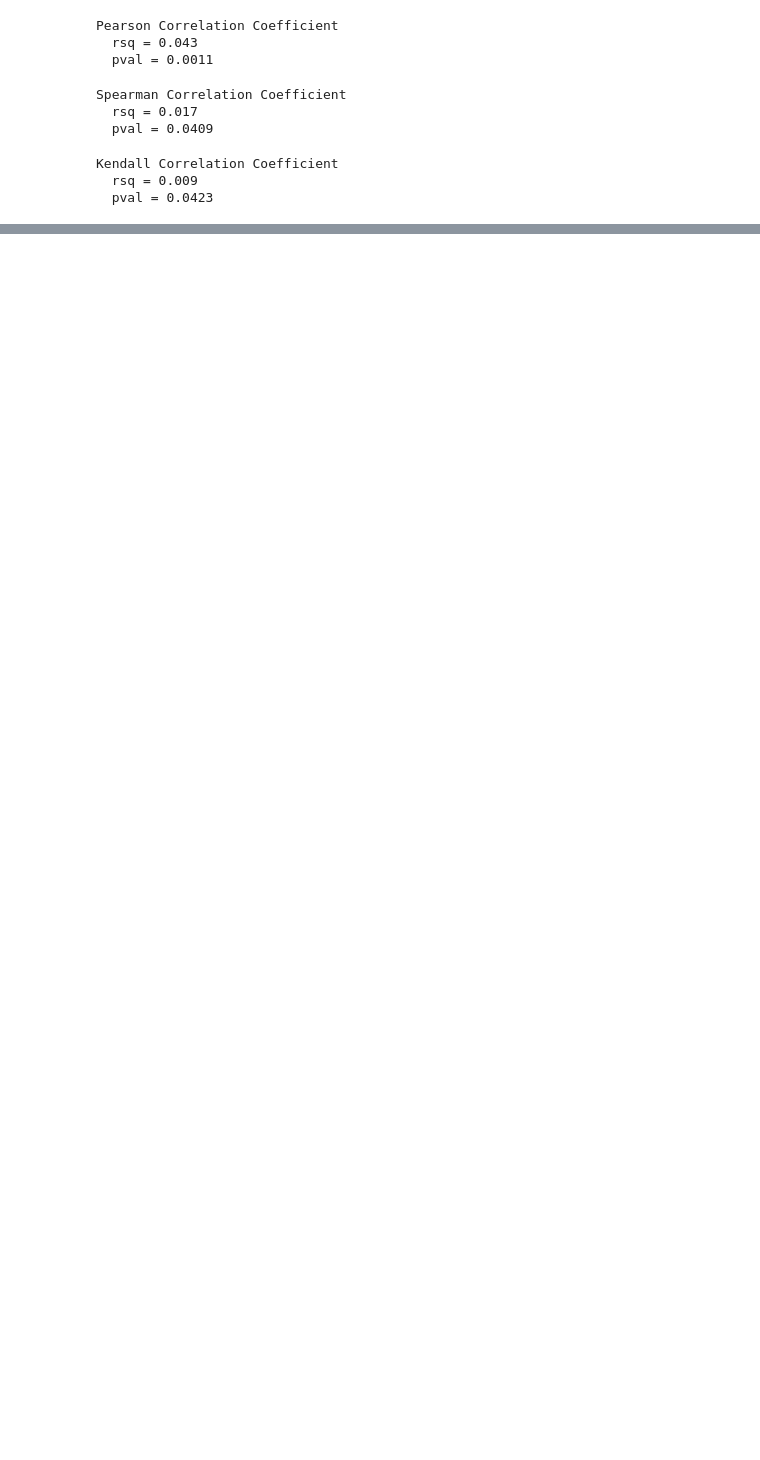
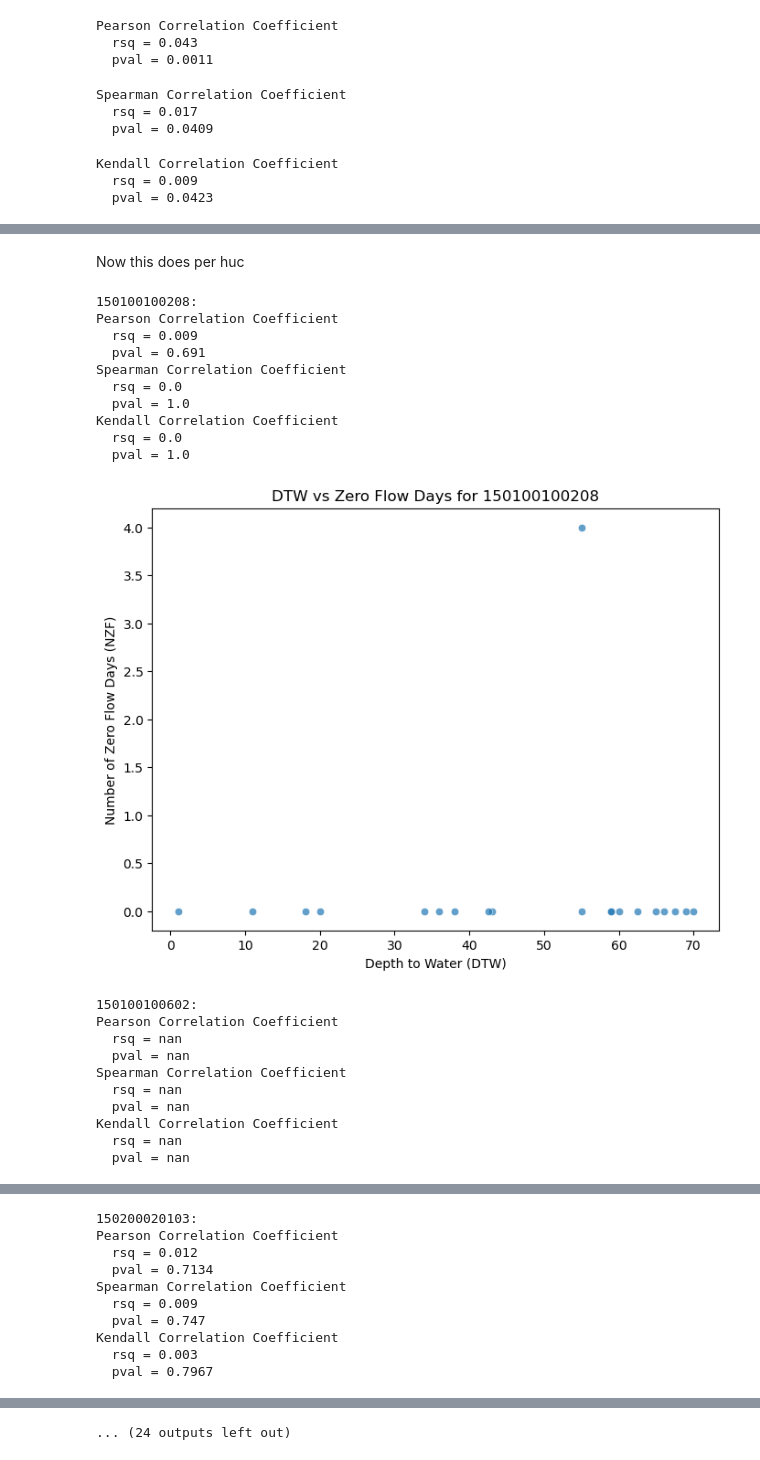
Before and after one commit to dtadych/Shallow_Groundwater_AZ, a Jupyter notebook: Code/FigureCreation/DTWZflow_Stat_analysis.ipynb, the cells around one changed output, grey strips where cells are left out. Drawn from its saved outputs; the diff is of its cells as text; code cells hidden in the pictures; blank space fills up the shorter version.

```diff
--- a/Code/FigureCreation/DTWZflow_Stat_analysis.ipynb
+++ b/Code/FigureCreation/DTWZflow_Stat_analysis.ipynb
@@ -275,12 +275,3 @@ print('  pval = ' + str(round(df1.corr(df2, method=kendall_pval), 4)))
 Kendall Correlation Coefficient
   rsq = 0.009
   pval = 0.0423
-# %%
-df1 = dtw_df.transpose()
-df2 = zero_flow_df.transpose()
-column_list = df1.columns.tolist()
-for i in column_list:
-    print("HUC: ", i)
-    r = df1[i].corr(df2[i], method='pearson')
-    print('  rsq = ' + str(round(r * r, 3)))
-    print('  pval = ' + str(round(df1[i].corr(df2[i], method=pearsonr_pval), 4)))
@@ -382,0 +278,49 @@ ValueError: x and y must be the same size
+# %% [markdown]
+Now this does per huc
+# %%
+for i in common_hucs.to_list():
+    huc_df = df_final[df_final['index']==i]
+    df1 = huc_df['DTW']
+    df2 = huc_df['NZF']
+    print(str(i)+":")
+    print('Pearson Correlation Coefficient')
+    r = df1.corr(df2, method='pearson')
+    print('  rsq = ' + str(round(r * r, 3)))
+    print('  pval = ' + str(round(df1.corr(df2, method=pearsonr_pval), 4)))
+    print('Spearman Correlation Coefficient')
+    r = df1.corr(df2, method='spearman')
+    print('  rsq = ' + str(round(r * r, 3)))
+    print('  pval = ' + str(round(df1.corr(df2, method=spearmanr_pval), 4)))
+    print('Kendall Correlation Coefficient')
+    r = df1.corr(df2, method='kendall')
+    print('  rsq = ' + str(round(r * r, 3)))
+    print('  pval = ' + str(round(df1.corr(df2, method=kendall_pval), 4)))
+
+    plt.figure(figsize=(8,6))
+    sns.scatterplot(data=huc_df, x="DTW", y="NZF", alpha=0.7)
+    plt.xlabel("Depth to Water (DTW)")
+    plt.ylabel("Number of Zero Flow Days (NZF)")
+    plt.title("DTW vs Zero Flow Days for "+str(i))
+    plt.show()
+# %% [output]
+150100100208:
+Pearson Correlation Coefficient
+  rsq = 0.009
+  pval = 0.691
+Spearman Correlation Coefficient
+  rsq = 0.0
+  pval = 1.0
+Kendall Correlation Coefficient
+  rsq = 0.0
+  pval = 1.0
+[figure, added]
+150100100602:
+Pearson Correlation Coefficient
+  rsq = nan
+  pval = nan
+Spearman Correlation Coefficient
+  rsq = nan
+  pval = nan
+Kendall Correlation Coefficient
+  rsq = nan
+  pval = nan
@@ -382,0 +328,10 @@ ValueError: x and y must be the same size
+150200020103:
+Pearson Correlation Coefficient
+  rsq = 0.012
+  pval = 0.7134
+Spearman Correlation Coefficient
+  rsq = 0.009
+  pval = 0.747
+Kendall Correlation Coefficient
+  rsq = 0.003
+  pval = 0.7967
@@ -382,0 +372 @@ ValueError: x and y must be the same size
+... (24 outputs left out)
```
Also changed, not shown: parts of 5 cells of this notebook, 2 other files.
